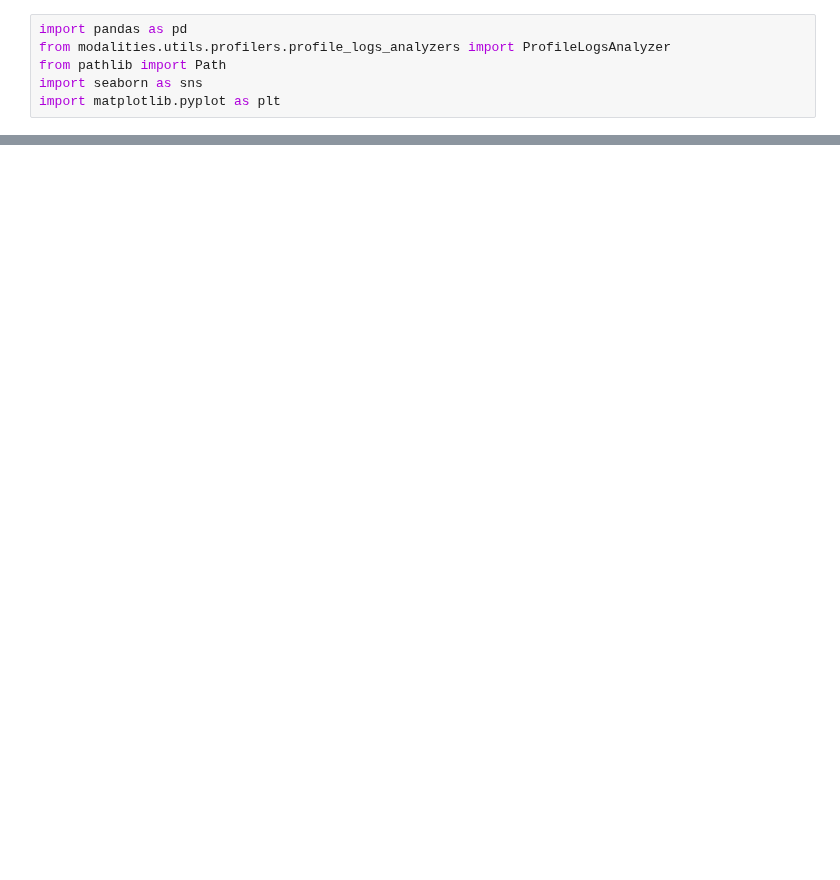
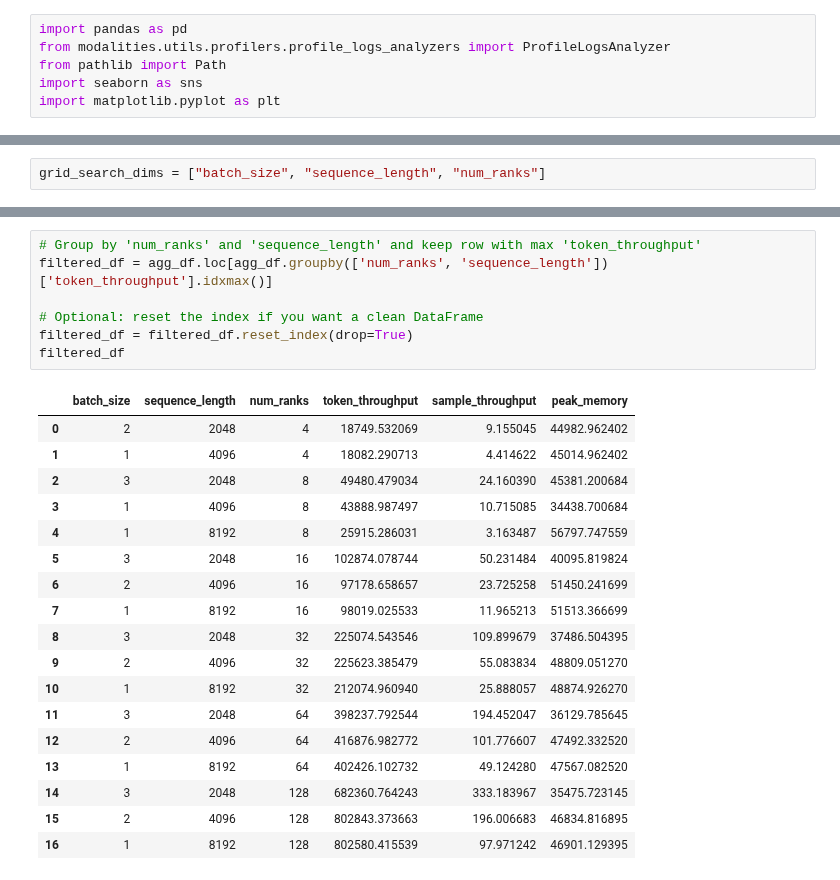
Before and after one commit to CYHSM/modalities, a Jupyter notebook: tutorials/scaling_up/scaling_up_analysis.ipynb, the cells around one changed output, grey strips where cells are left out. Drawn from its saved outputs; the diff is of its cells as text; blank space fills up the shorter version.

```diff
--- a/tutorials/scaling_up/scaling_up_analysis.ipynb
+++ b/tutorials/scaling_up/scaling_up_analysis.ipynb
@@ -7 +17,3 @@ import matplotlib.pyplot as plt
+# %%
+grid_search_dims = ["batch_size", "sequence_length", "num_ranks"]
 # %%
@@ -29,0 +80,26 @@ df.head()
+# %%
+# Group by 'num_ranks' and 'sequence_length' and keep row with max 'token_throughput'
+filtered_df = agg_df.loc[agg_df.groupby(['num_ranks', 'sequence_length'])['token_throughput'].idxmax()]
+
+# Optional: reset the index if you want a clean DataFrame
+filtered_df = filtered_df.reset_index(drop=True)
+filtered_df
+# %% [output]
+|  | batch_size | sequence_length | num_ranks | token_throughput | sample_throughput | peak_memory |
+| 0 | 2 | 2048 | 4 | 18749.532069 | 9.155045 | 44982.962402 |
+| 1 | 1 | 4096 | 4 | 18082.290713 | 4.414622 | 45014.962402 |
+| 2 | 3 | 2048 | 8 | 49480.479034 | 24.160390 | 45381.200684 |
+| 3 | 1 | 4096 | 8 | 43888.987497 | 10.715085 | 34438.700684 |
+| 4 | 1 | 8192 | 8 | 25915.286031 | 3.163487 | 56797.747559 |
+| 5 | 3 | 2048 | 16 | 102874.078744 | 50.231484 | 40095.819824 |
+| 6 | 2 | 4096 | 16 | 97178.658657 | 23.725258 | 51450.241699 |
+| 7 | 1 | 8192 | 16 | 98019.025533 | 11.965213 | 51513.366699 |
+| 8 | 3 | 2048 | 32 | 225074.543546 | 109.899679 | 37486.504395 |
+| 9 | 2 | 4096 | 32 | 225623.385479 | 55.083834 | 48809.051270 |
+| 10 | 1 | 8192 | 32 | 212074.960940 | 25.888057 | 48874.926270 |
+| 11 | 3 | 2048 | 64 | 398237.792544 | 194.452047 | 36129.785645 |
+| 12 | 2 | 4096 | 64 | 416876.982772 | 101.776607 | 47492.332520 |
+| 13 | 1 | 8192 | 64 | 402426.102732 | 49.124280 | 47567.082520 |
+| 14 | 3 | 2048 | 128 | 682360.764243 | 333.183967 | 35475.723145 |
+| 15 | 2 | 4096 | 128 | 802843.373663 | 196.006683 | 46834.816895 |
+| 16 | 1 | 8192 | 128 | 802580.415539 | 97.971242 | 46901.129395 |
```
Also changed, not shown: parts of 9 cells of this notebook.
